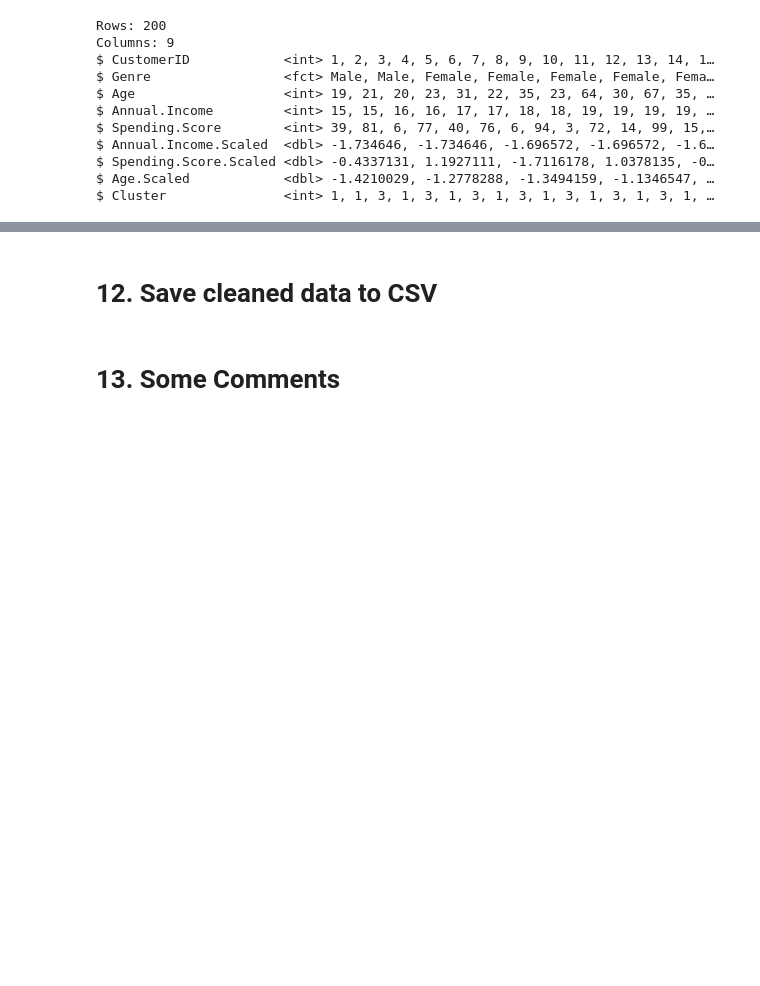
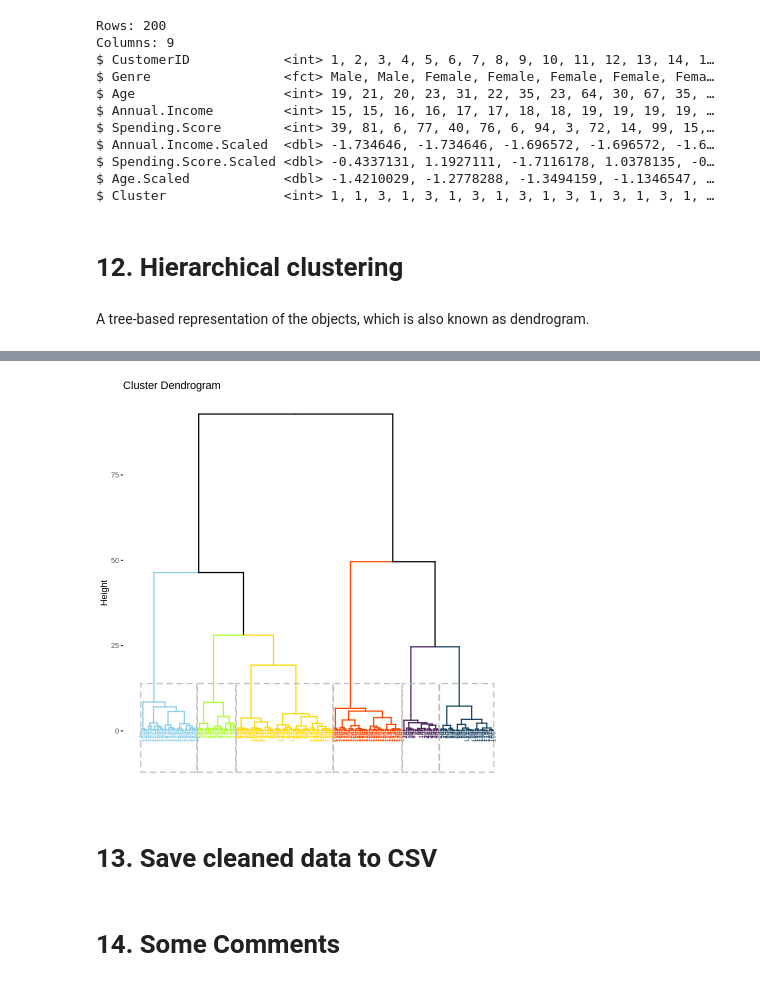
Before and after one commit to nv-hiep/customer_clustering, a Jupyter notebook: Customer_Segmentation_with_Kmeans_using_R.ipynb, the cells around one changed output, grey strips where cells are left out. Drawn from its saved outputs; the diff is of its cells as text; code cells hidden in the pictures; blank space fills up the shorter version.

```diff
--- a/Customer_Segmentation_with_Kmeans_using_R.ipynb
+++ b/Customer_Segmentation_with_Kmeans_using_R.ipynb
@@ -1064,3 +1064,23 @@ $ Annual.Income.Scaled  <dbl> -1.734646, -1.734646, -1.696572, -1.696572, -1.6
 $ Spending.Score.Scaled <dbl> -0.4337131, 1.1927111, -1.7116178, 1.0378135, -0…
 $ Age.Scaled            <dbl> -1.4210029, -1.2778288, -1.3494159, -1.1346547, …
 $ Cluster               <int> 1, 1, 3, 1, 3, 1, 3, 1, 3, 1, 3, 1, 3, 1, 3, 1, …
+# %% [markdown]
+# 12. Hierarchical clustering
+# %% [markdown]
+A tree-based representation of the objects, which is also known as dendrogram.
+# %%
+# Compute hierarchical clustering
+hc <- tb_scaled %>%
+  # scale() %>%                    # Scale the data
+  dist(method = "euclidean") %>% # Compute dissimilarity matrix
+  hclust(method = "ward.D")     # Compute hierachical clustering, "ward.D", "ward.D2", "single", "complete", "average" (= UPGMA), "mcquitty" (= WPGMA), "median" (= WPGMC) or "centroid" (= UPGMC).
+# %%
+# Visualize using factoextra
+# Cut in 4 groups and color by groups
+fviz_dend(hc, k = 6, # Cut in four groups
+          cex = 0.5, # label size
+          k_colors = c("#87CEEB", "#ADFF2F", "#FFD700", "#FF4500", "#4A235A", "#154360"),
+          color_labels_by_k = TRUE, # color labels by groups
+          rect = TRUE # Add rectangle around groups
+          )
+# %% [output]
@@ -1067,8 +1089,9 @@ $ Cluster               <int> 1, 1, 3, 1, 3, 1, 3, 1, 3, 1, 3, 1, 3, 1, 3, 1,
+[figure, added]
 # %% [markdown]
-# 12. Save cleaned data to CSV
+# 13. Save cleaned data to CSV
 # %%
 csv_file <- paste0(DATA_PATH, 'Customers_with_Clusters.csv')
 write_csv(tb_new, csv_file)
 # %% [markdown]
-# 13. Some Comments
+# 14. Some Comments
 # %% [markdown]
```
Also changed, not shown: parts of 2 cells of this notebook.
